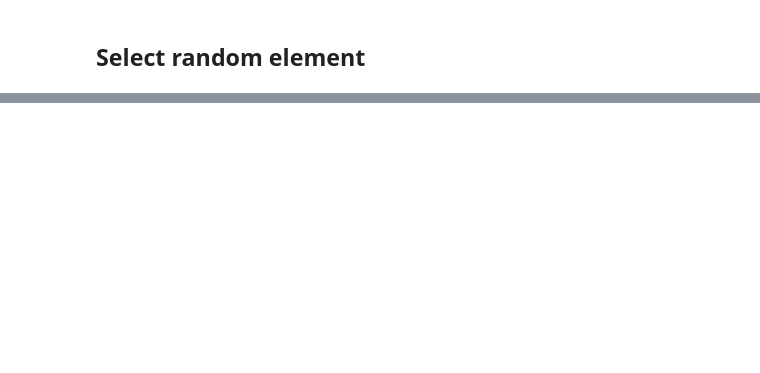
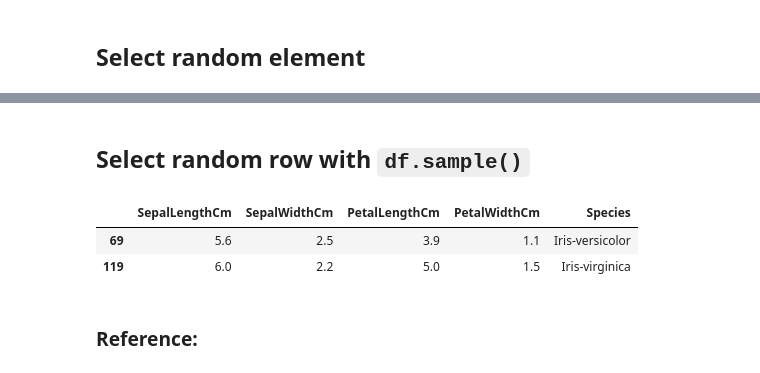
Before and after one commit to ryubidragonfire/python-cheatsheet, a Jupyter notebook: dataframe-selection.ipynb, the cells around one changed output, grey strips where cells are left out. Drawn from its saved outputs; the diff is of its cells as text; code cells hidden in the pictures; blank space fills up the shorter version.

```diff
--- a/dataframe-selection.ipynb
+++ b/dataframe-selection.ipynb
@@ -328 +328,11 @@ Iris-setosa
 5.7
+# %% [markdown]
+## Select random row with `df.sample()`
+# %%
+df.sample(n=2)
+# %% [output]
+|  | SepalLengthCm | SepalWidthCm | PetalLengthCm | PetalWidthCm | Species |
+| 69 | 5.6 | 2.5 | 3.9 | 1.1 | Iris-versicolor |
+| 119 | 6.0 | 2.2 | 5.0 | 1.5 | Iris-virginica |
+# %% [markdown]
+### Reference:
```
Also changed, not shown: parts of 13 cells of this notebook.
